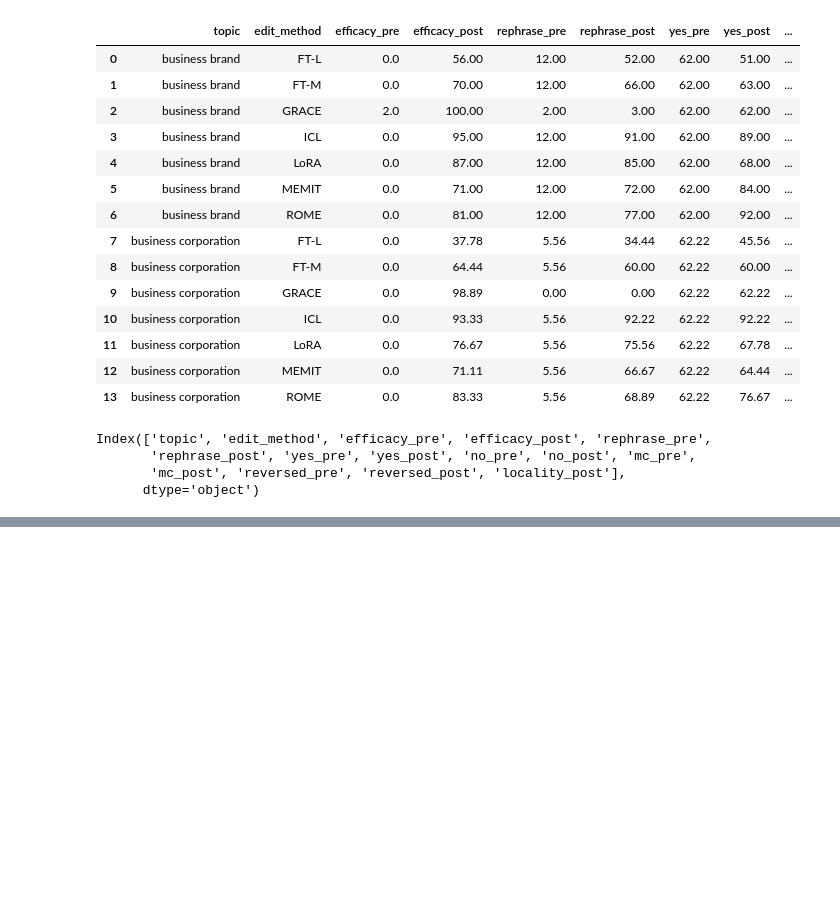
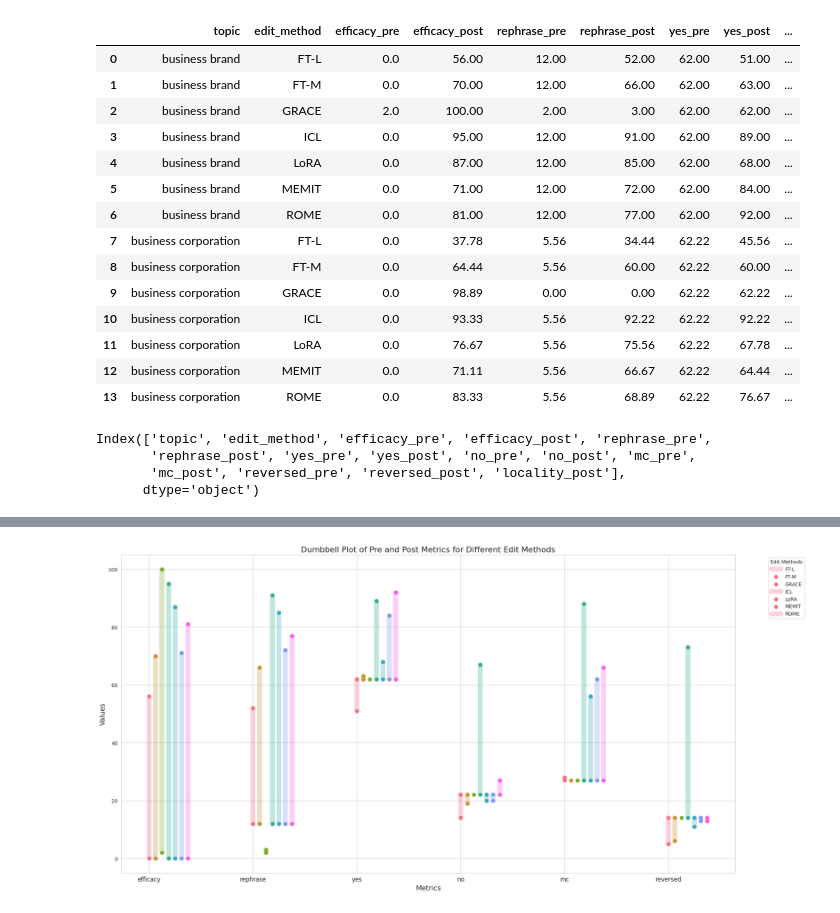
Before and after one commit to BullshiArtist/HalluEditBench, a Jupyter notebook: code/result_summary.ipynb, the cells around one changed output, grey strips where cells are left out. Cells and saved outputs as stored; diff of their text form; code cells hidden in the pictures; blank space fills up the shorter version.

```diff
--- a/code/result_summary.ipynb
+++ b/code/result_summary.ipynb
@@ -403,0 +479,53 @@ for the dataframe as shown below:
+# %%
+import matplotlib.pyplot as plt
+import seaborn as sns
+
+def plot_dumbbell(df):
+    # Set up the plot
+    plt.figure(figsize=(20, 10))
+    sns.set_style("whitegrid")
+
+    # Define colors for each edit method
+    colors = sns.color_palette("husl", 7)
+    edit_methods = df['edit_method'].unique()
+
+    # Define the metrics and their positions on x-axis
+    metrics = ['efficacy', 'rephrase', 'yes', 'no', 'mc', 'reversed']
+    x_positions = [i * 4 for i in range(len(metrics))]
+
+    # Plot dumbbell for each edit method and metric
+    for i, method in enumerate(edit_methods):
+        method_data = df[df['edit_method'] == method]
+
+        for j, metric in enumerate(metrics):
+            pre_col = f'{metric}_pre'
+            post_col = f'{metric}_post'
+
+            if pre_col in method_data.columns and post_col in method_data.columns:
+                pre_value = method_data[pre_col].values[0]
+                post_value = method_data[post_col].values[0]
+
+                plt.plot([x_positions[j] + i * 0.25, x_positions[j] + i * 0.25],
+                        [pre_value, post_value],
+                        color=colors[i], alpha=0.3, linewidth=10)  # Increased linewidth and reduced alpha for transparency
+                plt.scatter(x_positions[j] + i * 0.25, pre_value, color=colors[i], s=50, zorder=10)
+                plt.scatter(x_positions[j] + i * 0.25, post_value, color=colors[i], s=50, zorder=10)
+
+    # Customize the plot
+    plt.xlabel('Metrics', fontsize=14)
+    plt.ylabel('Values', fontsize=14)
+    plt.title('Dumbbell Plot of Pre and Post Metrics for Different Edit Methods', fontsize=16)
+
+    # Set x-ticks and labels
+    plt.xticks(x_positions, metrics, fontsize=12)
+
+    # Add legend
+    plt.legend(edit_methods, title='Edit Methods', bbox_to_anchor=(1.05, 1), loc='upper left')
+
+    # Adjust layout and display the plot
+    plt.tight_layout()
+    plt.show()
+
+plot_dumbbell(df[df['topic'] == 'business brand'])
+# %% [output]
+[figure, added]
```
Also changed, not shown: parts of 8 cells of this notebook, 23 other files.
